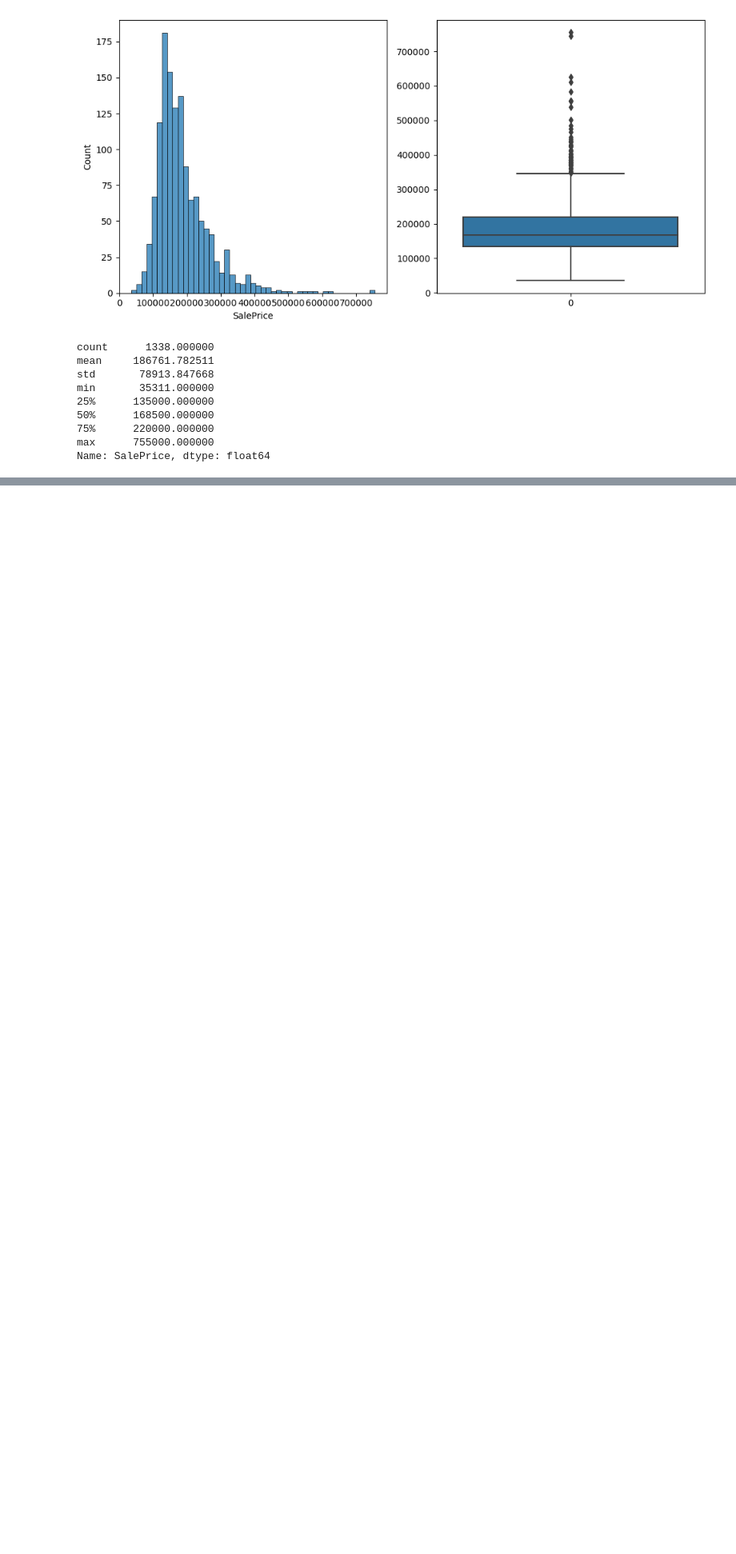
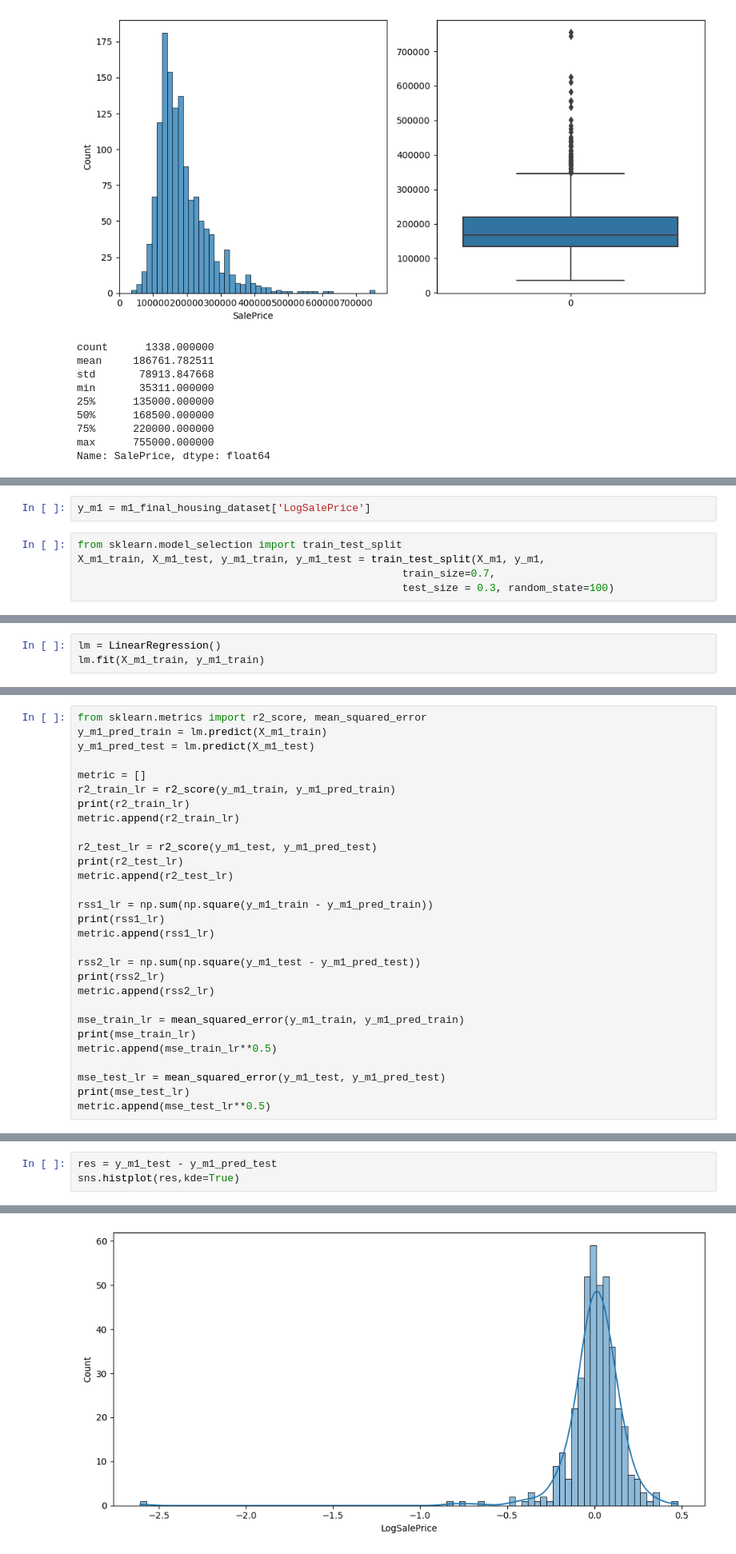
Before and after one commit to porechajp/advanced_regression, a Jupyter notebook: housing_price_advreg.ipynb, the cells around one changed output, grey strips where cells are left out. Shown at 80% size. Cells and saved outputs as stored; diff of their text form; blank space fills up the shorter version.

```diff
--- a/housing_price_advreg.ipynb
+++ b/housing_price_advreg.ipynb
@@ -573,0 +909,7 @@ housing_cleaned[num_category_cols].head()
+# %%
+y_m1 = m1_final_housing_dataset['LogSalePrice']
+# %%
+from sklearn.model_selection import train_test_split
+X_m1_train, X_m1_test, y_m1_train, y_m1_test = train_test_split(X_m1, y_m1,
+                                                    train_size=0.7,
+                                                    test_size = 0.3, random_state=100)
@@ -573,0 +918,3 @@ housing_cleaned[num_category_cols].head()
+# %%
+lm = LinearRegression()
+lm.fit(X_m1_train, y_m1_train)
@@ -573,0 +939,29 @@ housing_cleaned[num_category_cols].head()
+# %%
+from sklearn.metrics import r2_score, mean_squared_error
+y_m1_pred_train = lm.predict(X_m1_train)
+y_m1_pred_test = lm.predict(X_m1_test)
+
+metric = []
+r2_train_lr = r2_score(y_m1_train, y_m1_pred_train)
+print(r2_train_lr)
+metric.append(r2_train_lr)
+
+r2_test_lr = r2_score(y_m1_test, y_m1_pred_test)
+print(r2_test_lr)
+metric.append(r2_test_lr)
+
+rss1_lr = np.sum(np.square(y_m1_train - y_m1_pred_train))
+print(rss1_lr)
+metric.append(rss1_lr)
+
+rss2_lr = np.sum(np.square(y_m1_test - y_m1_pred_test))
+print(rss2_lr)
+metric.append(rss2_lr)
+
+mse_train_lr = mean_squared_error(y_m1_train, y_m1_pred_train)
+print(mse_train_lr)
+metric.append(mse_train_lr**0.5)
+
+mse_test_lr = mean_squared_error(y_m1_test, y_m1_pred_test)
+print(mse_test_lr)
+metric.append(mse_test_lr**0.5)
@@ -573,0 +975,4 @@ housing_cleaned[num_category_cols].head()
+# %%
+res = y_m1_test - y_m1_pred_test
+sns.histplot(res,kde=True)
+# %% [output]
@@ -573,0 +980 @@ housing_cleaned[num_category_cols].head()
+[figure, added]
```
Also changed, not shown: parts of 106 cells of this notebook.
